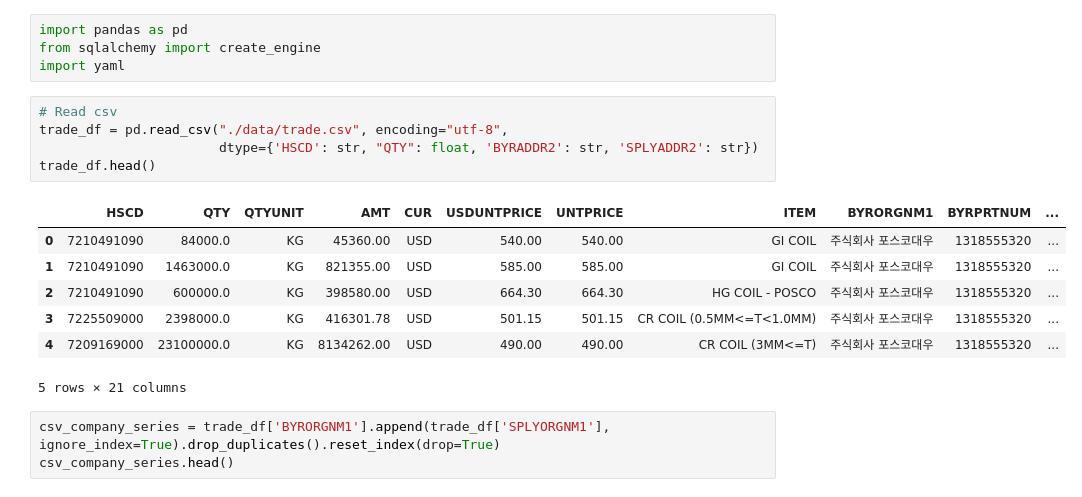
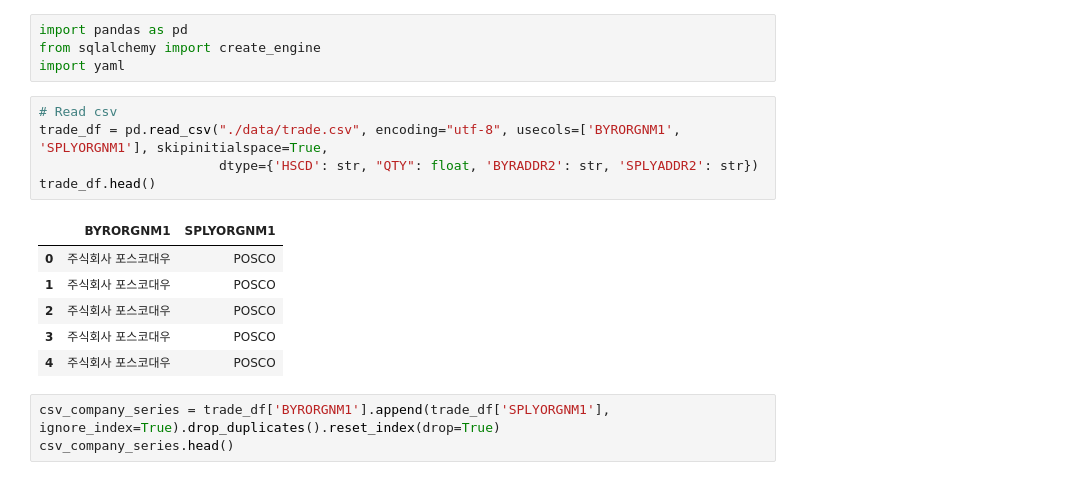
Before and after one commit to yiyc-kr/pandas-modules, a Jupyter notebook: text_similarity.ipynb, the cells around one changed output. Saved outputs shown, nothing was run; the diff lists cells and outputs as text.

```diff
--- a/text_similarity.ipynb
+++ b/text_similarity.ipynb
@@ -4,17 +4,16 @@ from sqlalchemy import create_engine
 import yaml
 # %%
 # Read csv
-trade_df = pd.read_csv("./data/trade.csv", encoding="utf-8",
+trade_df = pd.read_csv("./data/trade.csv", encoding="utf-8", usecols=['BYRORGNM1', 'SPLYORGNM1'], skipinitialspace=True,
                        dtype={'HSCD': str, "QTY": float, 'BYRADDR2': str, 'SPLYADDR2': str})
 trade_df.head()
 # %% [output]
-|  | HSCD | QTY | QTYUNIT | AMT | CUR | USDUNTPRICE | UNTPRICE | ITEM | BYRORGNM1 | BYRPRTNUM | ... |
-| 0 | 7210491090 | 84000.0 | KG | 45360.00 | USD | 540.00 | 540.00 | GI COIL | 주식회사 포스코대우 | 1318555320 | ... |
-| 1 | 7210491090 | 1463000.0 | KG | 821355.00 | USD | 585.00 | 585.00 | GI COIL | 주식회사 포스코대우 | 1318555320 | ... |
-| 2 | 7210491090 | 600000.0 | KG | 398580.00 | USD | 664.30 | 664.30 | HG COIL - POSCO | 주식회사 포스코대우 | 1318555320 | ... |
-| 3 | 7225509000 | 2398000.0 | KG | 416301.78 | USD | 501.15 | 501.15 | CR COIL (0.5MM<=T<1.0MM) | 주식회사 포스코대우 | 1318555320 | ... |
-| 4 | 7209169000 | 23100000.0 | KG | 8134262.00 | USD | 490.00 | 490.00 | CR COIL (3MM<=T) | 주식회사 포스코대우 | 1318555320 | ... |
+|  | BYRORGNM1 | SPLYORGNM1 |
+| 0 | 주식회사 포스코대우 | POSCO |
+| 1 | 주식회사 포스코대우 | POSCO |
+| 2 | 주식회사 포스코대우 | POSCO |
+| 3 | 주식회사 포스코대우 | POSCO |
+| 4 | 주식회사 포스코대우 | POSCO |
-5 rows × 21 columns
 # %%
 csv_company_series = trade_df['BYRORGNM1'].append(trade_df['SPLYORGNM1'], ignore_index=True).drop_duplicates().reset_index(drop=True)
 csv_company_series.head()
```
Also changed, not shown: parts of 13 cells of this notebook.
